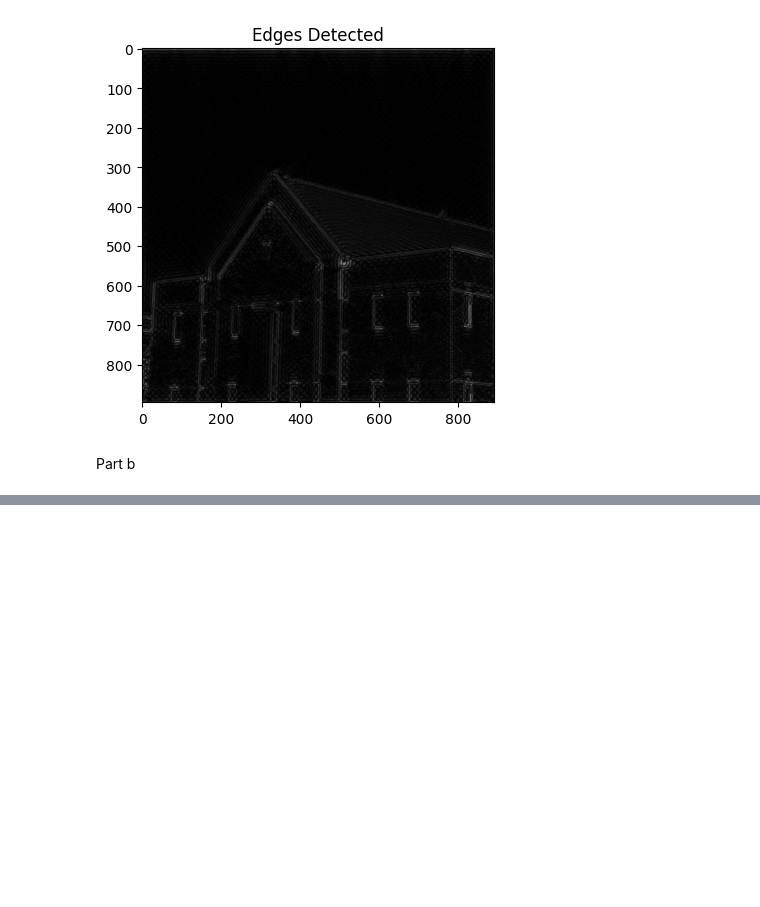
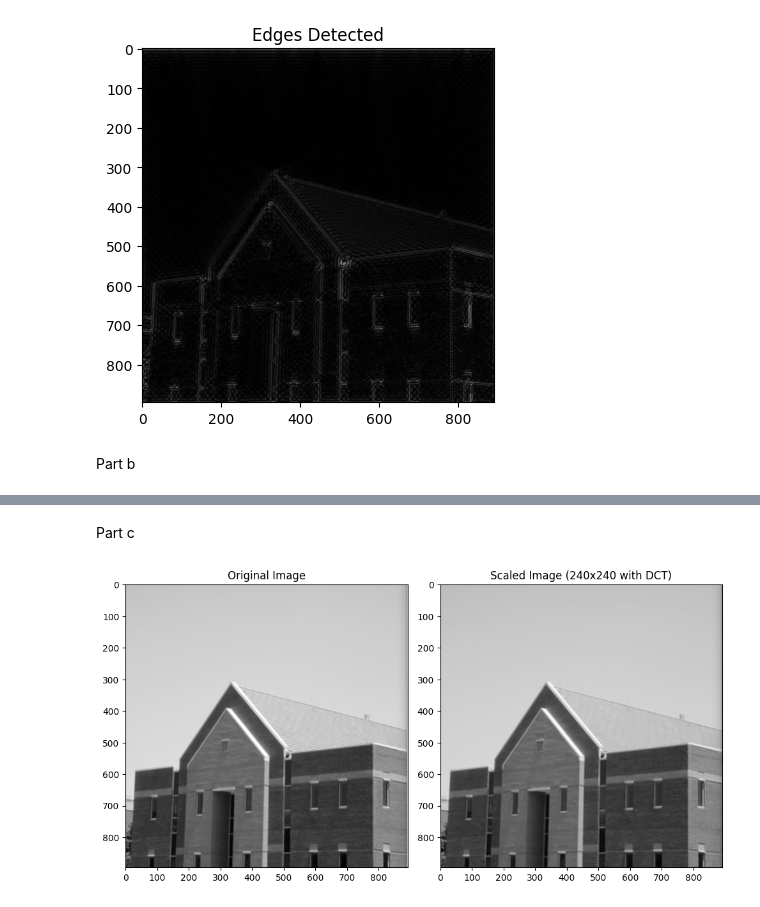
Before and after one commit to Chanidu-Edirisinghe/MathsCW, a Jupyter notebook: CW.ipynb, the cells around one changed output, grey strips where cells are left out. Saved outputs shown, nothing was run; the diff lists cells and outputs as text; code cells hidden in the pictures; blank space fills up the shorter version.

```diff
--- a/CW.ipynb
+++ b/CW.ipynb
@@ -378,0 +390,30 @@ plt.show()
+# %% [markdown]
+Part c
+# %%
+from scipy.fftpack import dct, idct
+dct_image = dct(dct(gray_image.T, norm='ortho').T, norm='ortho')
+
+height, width = gray_image.shape
+scaled_dct_image = np.copy(dct_image)
+
+scaled_dct_image[240:, :] = 0  # Zero out high-frequency rows
+scaled_dct_image[:, 240:] = 0  # Zero out high-frequency columns
+
+idct_image = idct(idct(scaled_dct_image.T, norm='ortho').T, norm='ortho')
+
+plt.figure(figsize=(10, 6))
+
+# Display the original image
+plt.subplot(1, 2, 1)
+plt.title("Original Image")
+plt.imshow(gray_image, cmap='gray')
+
+# Display the scaled image
+plt.subplot(1, 2, 2)
+plt.title("Scaled Image (240x240 with DCT)")
+plt.imshow(idct_image, cmap='gray')
+
+plt.tight_layout()
+plt.show()
+# %% [output]
+[figure, added]
```
Also changed, not shown: parts of 5 cells of this notebook.
